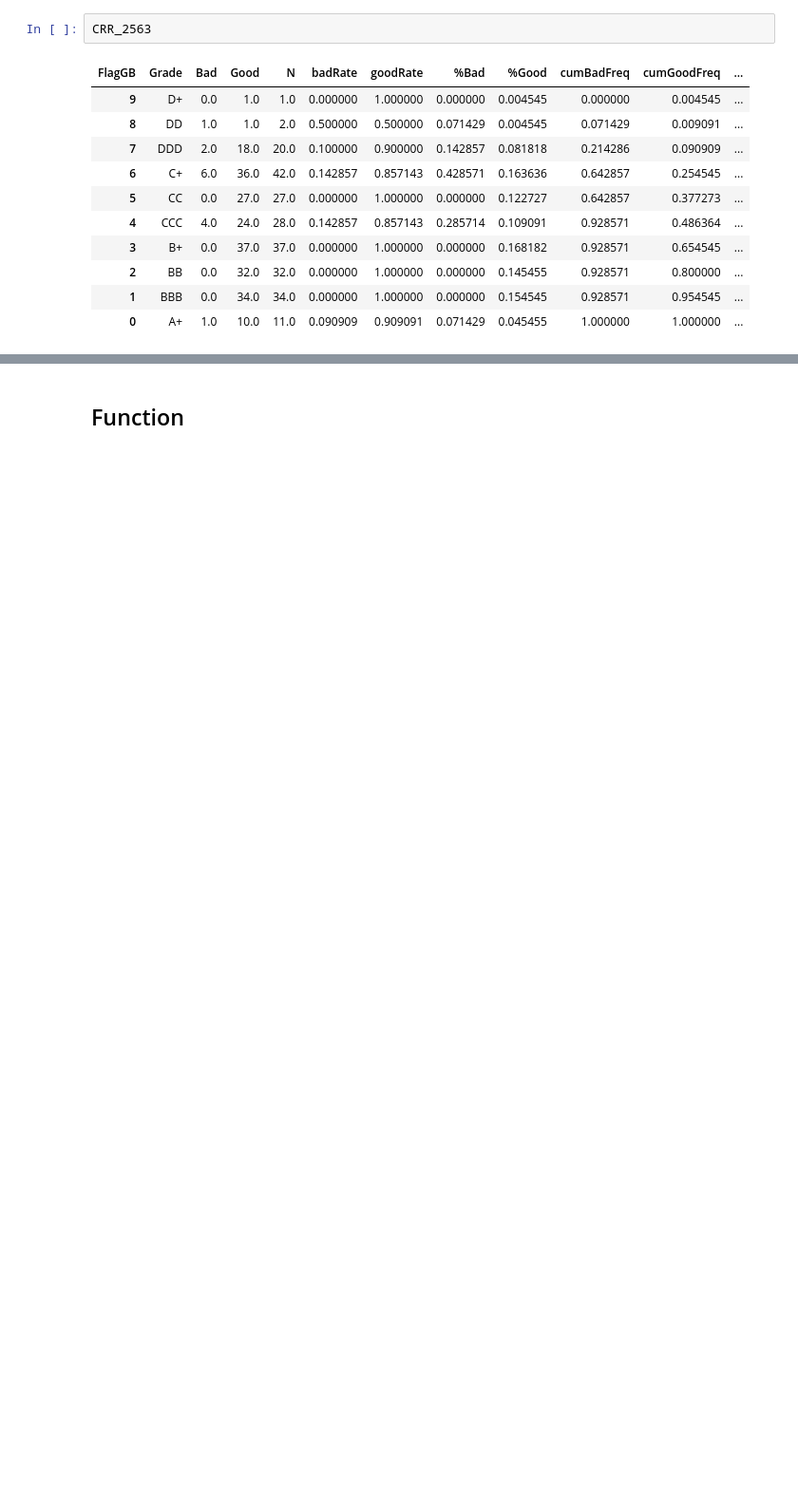
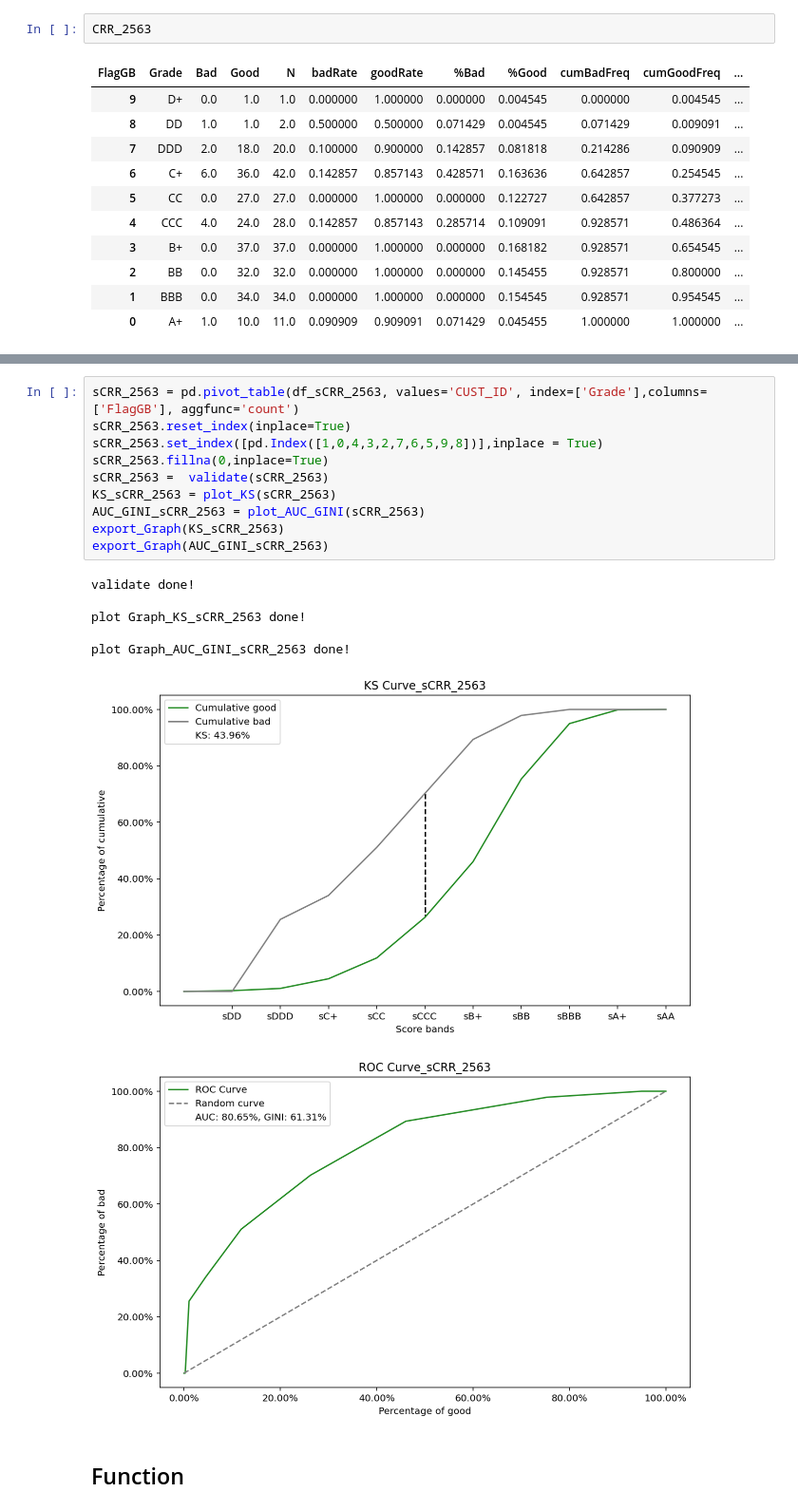
Before and after one commit to Taecpy/CRR-validate, a Jupyter notebook: CRR_validate.ipynb, the cells around one changed output, grey strips where cells are left out. Shown: that part at 95% size. Cells and saved outputs as stored; diff of their text form; blank space fills up the shorter version.

```diff
--- a/CRR_validate.ipynb
+++ b/CRR_validate.ipynb
@@ -145,3 +159,21 @@ plot Graph_AUC_GINI_CRR_2563 done!
+# %%
+sCRR_2563 = pd.pivot_table(df_sCRR_2563, values='CUST_ID', index=['Grade'],columns=['FlagGB'], aggfunc='count')
+sCRR_2563.reset_index(inplace=True)
+sCRR_2563.set_index([pd.Index([1,0,4,3,2,7,6,5,9,8])],inplace = True)
+sCRR_2563.fillna(0,inplace=True)
+sCRR_2563 =  validate(sCRR_2563)
+KS_sCRR_2563 = plot_KS(sCRR_2563)
+AUC_GINI_sCRR_2563 = plot_AUC_GINI(sCRR_2563)
+export_Graph(KS_sCRR_2563)
+export_Graph(AUC_GINI_sCRR_2563)
+# %% [output]
+validate done!
+
+plot Graph_KS_sCRR_2563 done!
+
+plot Graph_AUC_GINI_sCRR_2563 done!
+[figure, added]
+[figure, added]
 # %% [markdown]
 ## Function
 # %%
```
Also changed, not shown: parts of 13 cells of this notebook.
